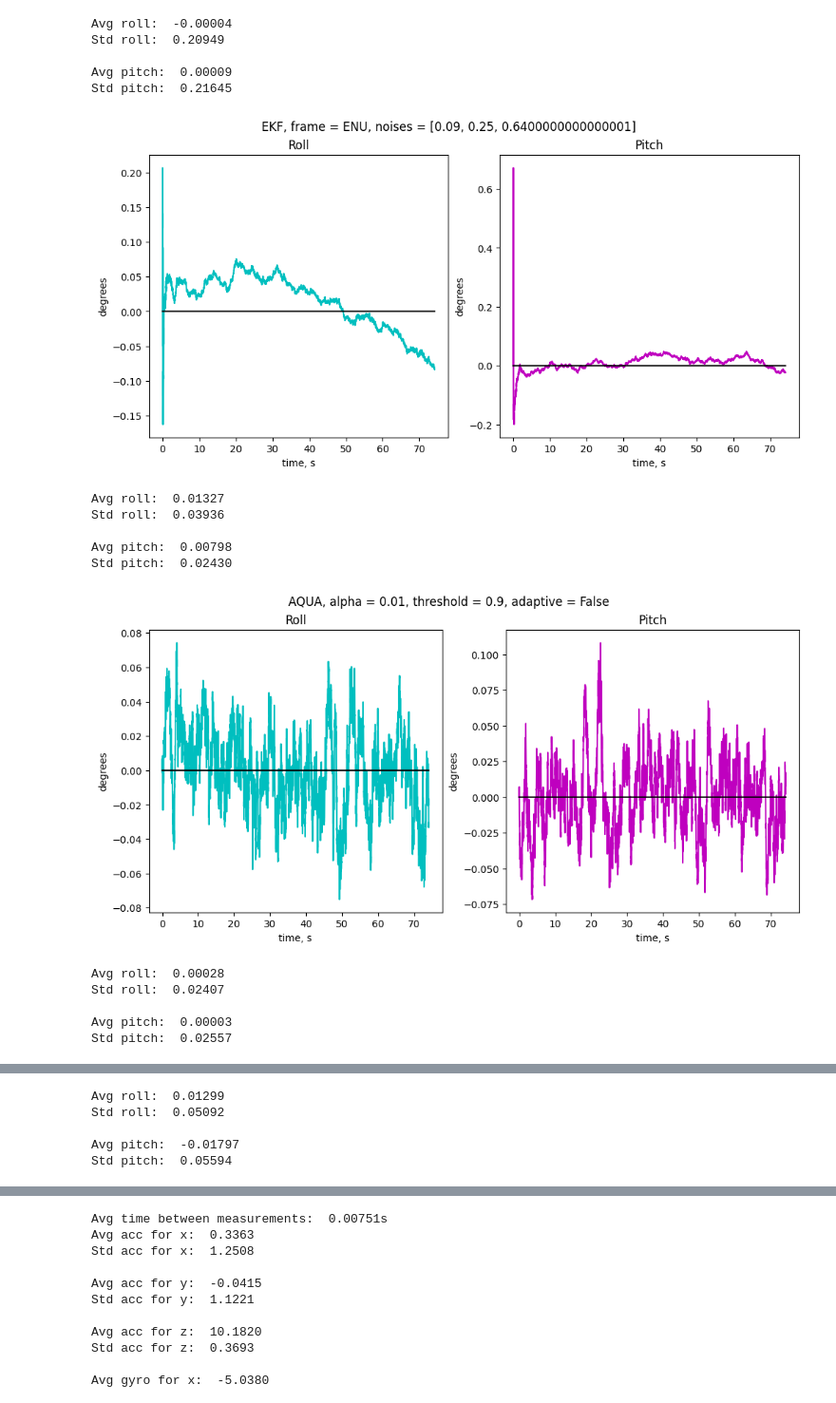
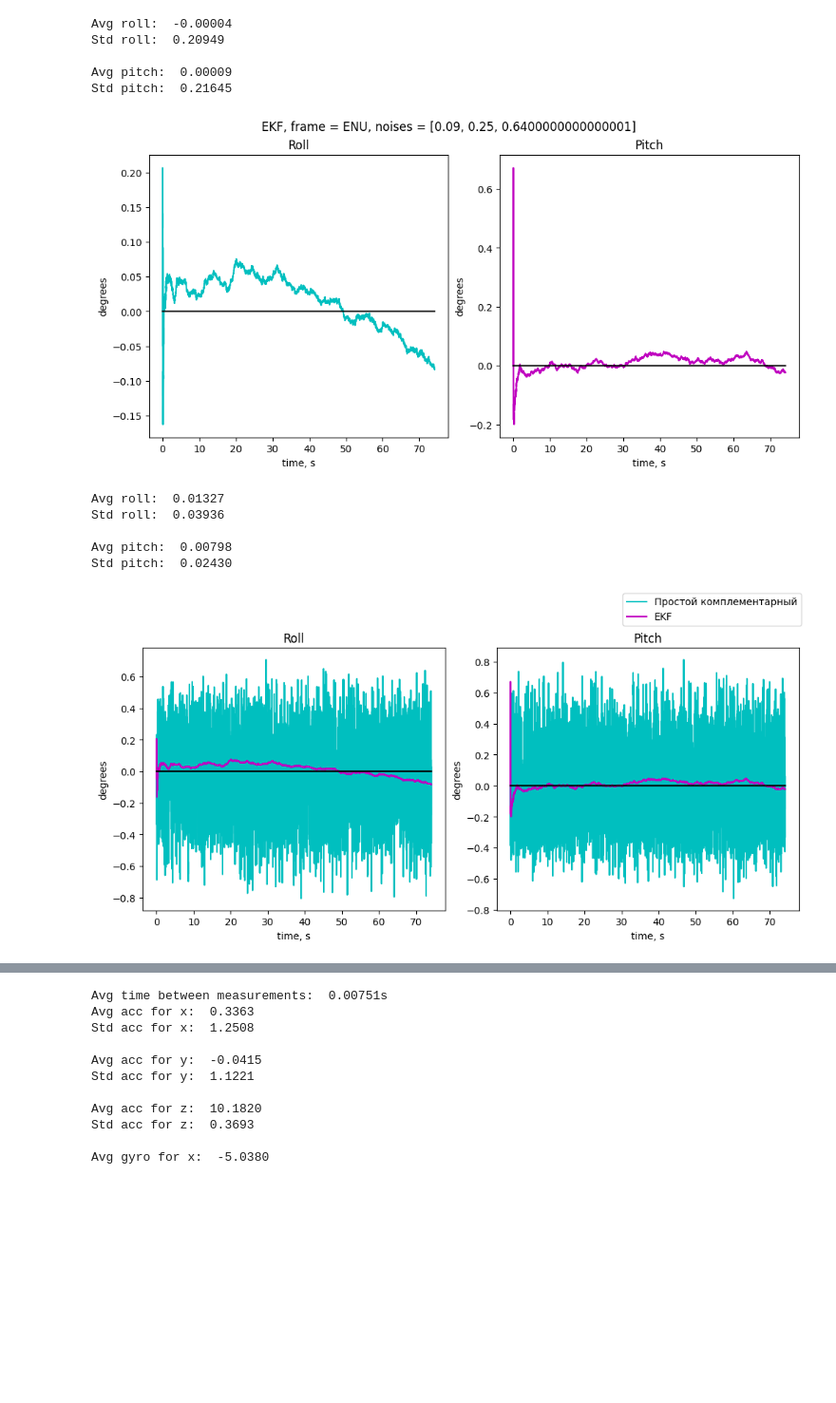
Before and after one commit to cbipok930/IMU-data-processing, a Jupyter notebook: n_Current.ipynb, the cells around one changed output, grey strips where cells are left out. Shown at 95% size. Drawn from its saved outputs; the diff is of its cells as text; code cells hidden in the pictures; blank space fills up the shorter version.

```diff
--- a/n_Current.ipynb
+++ b/n_Current.ipynb
@@ -161,7 +168,7 @@ def apply_comp(x, y, avgt, alpha=0.5):
     plot_angles(x, angles, f"Простой комплементарный, gain = {alpha}")
     return angles, "Простой комплементарный"
 # %%
-def process_data(fp, title, calib=None):
+def process_data(fp, title, calib=None, apply_algs=[apply_comp, apply_ekf, apply_aqua, apply_madgwick]):
     data = None
     #data/1000sampl_raw26.10.2023.13_21_10.json
     #data/angles10s26.10.2023.14_32_13.json
@@ -198,49 +205,49 @@ def process_data(fp, title, calib=None):
                     y[i][device][k] = y[i][device][k] + calib[device][k]
         plot_raw(x, [el[1] for el in data], title + " (с заданными смещениями)")
 
-    cmp, cmp_t = apply_comp(x, y, avgt)
-    ef, ef_t = apply_ekf(x, y, avgt)
-    aqu, aqu_t = apply_aqua(x, y, avgt)
-    mdgw, mdgw_t = apply_madgwick(x, y, avgt)
-    multiplot_angles(x, [cmp, mdgw, aqu, ef], [cmp_t, mdgw_t, aqu_t, ef_t])
+    # cmp, cmp_t = apply_comp(x, y, avgt)
+    # ef, ef_t = apply_ekf(x, y, avgt)
+    # aqu, aqu_t = apply_aqua(x, y, avgt)
+    # mdgw, mdgw_t = apply_madgwick(x, y, avgt)
+    # multiplot_angles(x, [cmp, mdgw, aqu, ef], [cmp_t, mdgw_t, aqu_t, ef_t])
+    algs_ress = []
+    for el in apply_algs:
+        result_, text_ = el(x, y, avgt)
+        algs_ress.append((result_, text_))
+    multiplot_angles(x, [el[0] for el in algs_ress], [el[1] for el in algs_ress])
 # %%
-process_data("data/placed01.11.2023.17_39_32.json", "IMU спокойно лежит")
+process_data("data/placed01.11.2023.17_39_32.json", "IMU спокойно лежит", apply_algs = [apply_comp, apply_ekf])
 # %% [output]
 Avg time between measurements:  0.00742s
 Avg acc for x:  0.3186
 Std acc for x:  0.0639
 
 Avg acc for y:  0.0151
 Std acc for y:  0.0614
 
 Avg acc for z:  10.1863
 Std acc for z:  0.0605
 
 Avg gyro for x:  -5.0153
 Std gyro for x:  0.0805
 
 Avg gyro for y:  -2.4093
 Std gyro for y:  0.0850
 
 Avg gyro for z:  -2.0594
 Std gyro for z:  0.5725
 [figure]
 [figure]
 [figure]
 Avg roll:  -0.00004
 Std roll:  0.20949
 
 Avg pitch:  0.00009
 Std pitch:  0.21645
 [figure]
 Avg roll:  0.01327
 Std roll:  0.03936
 
 Avg pitch:  0.00798
 Std pitch:  0.02430
-[figure, old version]
+[figure, new version]
-Avg roll:  0.00028
-Std roll:  0.02407
-
-Avg pitch:  0.00003
-Std pitch:  0.02557
@@ -248,5 +253,0 @@ Std pitch:  0.02557
-Avg roll:  0.01299
-Std roll:  0.05092
-
-Avg pitch:  -0.01797
-Std pitch:  0.05594
```
Also changed, not shown: parts of 5 cells of this notebook, 3 other files.
